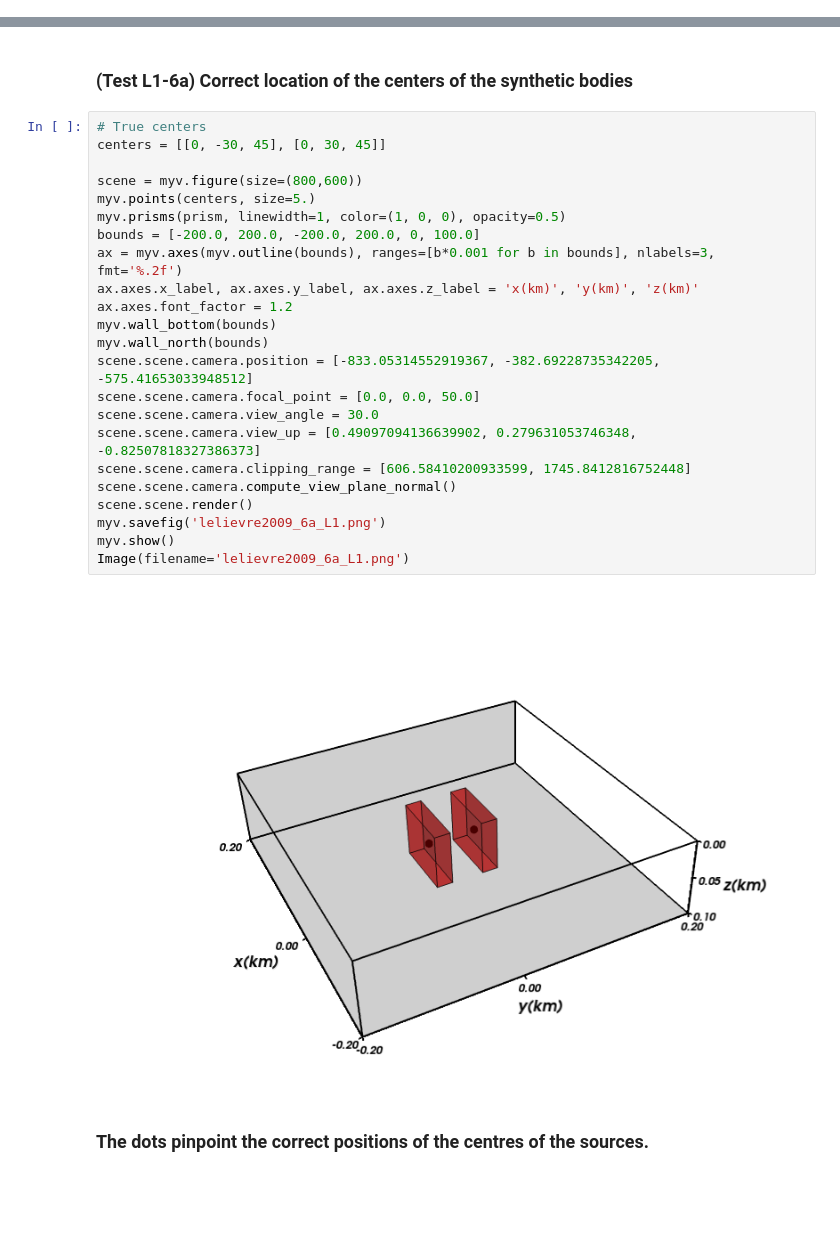
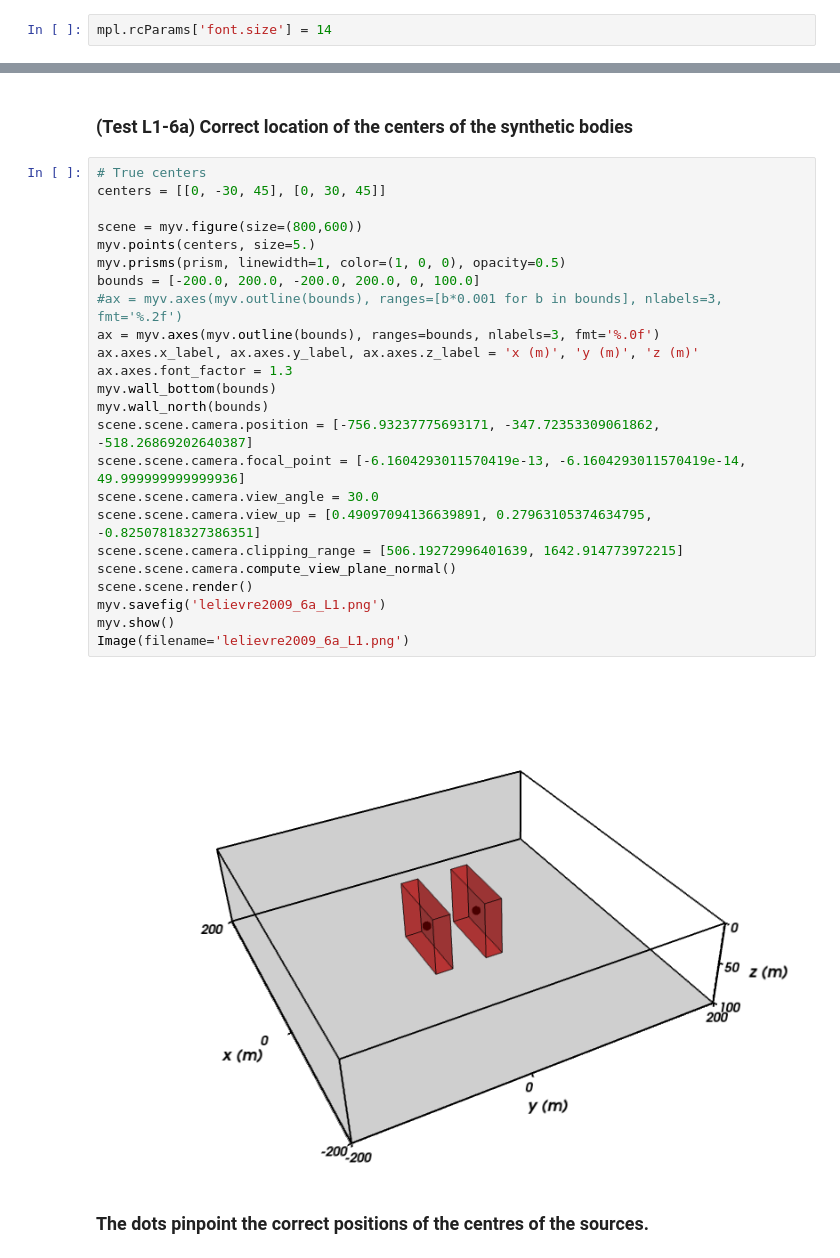
Before and after one commit to pinga-lab/Total-magnetization-of-spherical-bodies, a Jupyter notebook: notebooks/suppl_tests/additional_tests/synthetic_tests-L1.ipynb, the cells around one changed output, grey strips where cells are left out. Cells and saved outputs as stored; diff of their text form; blank space fills up the shorter version.

```diff
--- a/notebooks/suppl_tests/additional_tests/synthetic_tests-L1.ipynb
+++ b/notebooks/suppl_tests/additional_tests/synthetic_tests-L1.ipynb
@@ -30,6 +30,8 @@ from fatiando.gravmag.euler import Classic, ExpandingWindow
 from fatiando.utils import ang2vec, vec2ang, contaminate
 from fatiando.vis import mpl, myv
 from fatiando.gravmag.magdir import DipoleMagDir
+# %%
+mpl.rcParams['font.size'] = 14
 # %% [markdown]
 ### These numerical tests use the open-source Python toolkit [Fatiando a Terra](http://fatiando.org/)
 # %%
@@ -847,28 +850,29 @@ estimates2 = []
 # %%
 # True centers
 centers = [[0, -30, 45], [0, 30, 45]]
 
 scene = myv.figure(size=(800,600))
 myv.points(centers, size=5.)
 myv.prisms(prism, linewidth=1, color=(1, 0, 0), opacity=0.5)
 bounds = [-200.0, 200.0, -200.0, 200.0, 0, 100.0]
-ax = myv.axes(myv.outline(bounds), ranges=[b*0.001 for b in bounds], nlabels=3, fmt='%.2f')
-ax.axes.x_label, ax.axes.y_label, ax.axes.z_label = 'x(km)', 'y(km)', 'z(km)'
-ax.axes.font_factor = 1.2
+#ax = myv.axes(myv.outline(bounds), ranges=[b*0.001 for b in bounds], nlabels=3, fmt='%.2f')
+ax = myv.axes(myv.outline(bounds), ranges=bounds, nlabels=3, fmt='%.0f')
+ax.axes.x_label, ax.axes.y_label, ax.axes.z_label = 'x (m)', 'y (m)', 'z (m)'
+ax.axes.font_factor = 1.3
 myv.wall_bottom(bounds)
 myv.wall_north(bounds)
-scene.scene.camera.position = [-833.05314552919367, -382.69228735342205, -575.41653033948512]
-scene.scene.camera.focal_point = [0.0, 0.0, 50.0]
+scene.scene.camera.position = [-756.93237775693171, -347.72353309061862, -518.26869202640387]
+scene.scene.camera.focal_point = [-6.1604293011570419e-13, -6.1604293011570419e-14, 49.999999999999936]
 scene.scene.camera.view_angle = 30.0
-scene.scene.camera.view_up = [0.49097094136639902, 0.279631053746348, -0.82507818327386373]
-scene.scene.camera.clipping_range = [606.58410200933599, 1745.8412816752448]
+scene.scene.camera.view_up = [0.49097094136639891, 0.27963105374634795, -0.82507818327386351]
+scene.scene.camera.clipping_range = [506.19272996401639, 1642.914773972215]
 scene.scene.camera.compute_view_plane_normal()
 scene.scene.render()
 myv.savefig('lelievre2009_6a_L1.png')
 myv.show()
 Image(filename='lelievre2009_6a_L1.png')
 # %% [output]
-[figure, old version]
+[figure, new version]
 # %% [markdown]
 ### The dots pinpoint the correct positions of the centres of the sources.
 # %%
```
Also changed, not shown: parts of 2 cells of this notebook, 33 other files.
